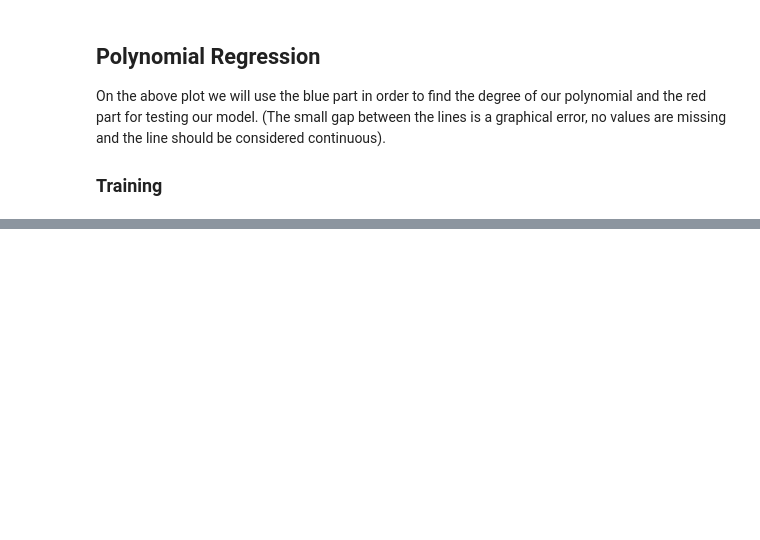
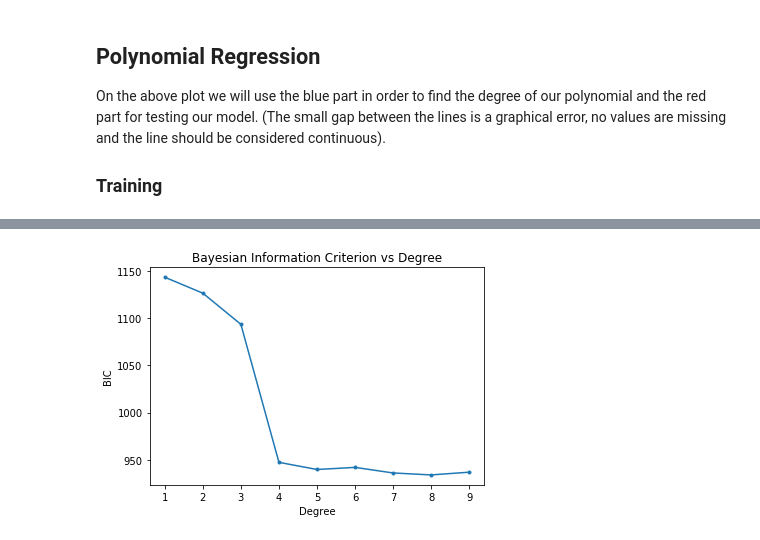
Before and after one commit to MikeXydas/Data-Bites, a Jupyter notebook: Covid19_Polynomial_Fitting.ipynb, the cells around one changed output, grey strips where cells are left out. Cells and saved outputs as stored; diff of their text form; code cells hidden in the pictures; blank space fills up the shorter version.

Commit message:
Added the BIC metric for model selection on Covid19_Polynomial_Fitting notebook.

```diff
--- a/Covid19_Polynomial_Fitting.ipynb
+++ b/Covid19_Polynomial_Fitting.ipynb
@@ -131,0 +115,21 @@ Visually we observe that the polynomial of the 4th degree is the simplest model
+# %%
+fig = plt.figure(figsize=(15, 15))
+plot_index = 1
+
+# We will create 9 plots one for each degree
+for degree, model_features in models_dict.items():
+    ax = fig.add_subplot(3, 3, plot_index)
+
+    # Plot our true data
+    plt.scatter(train_X, train_Y)
+
+    # Use our new model to predict on our train set
+    pred_train_Y = model_features[0].predict(model_features[1])
+
+    plt.plot(train_X, pred_train_Y, linewidth=3, label=f'Degree: {str(degree)}', color="orange")
+    plot_index += 1
+
+    plt.title(f"Degree: {degree}")
+
+
+plt.show()
@@ -131,0 +155,26 @@ Visually we observe that the polynomial of the 4th degree is the simplest model
+# %%
+# Calculate MSE of Linear regression model
+mse = mean_squared_error(train_Y, pred_train_Y)
+
+# Calculate BIC for each model degree
+bics = []
+for degree, model_features in models_dict.items():
+    # Use our new model to predict on our train set
+    pred_train_Y = model_features[0].predict(model_features[1])
+
+    mse = mean_squared_error(train_Y, pred_train_Y)
+    n = len(train_Y)
+    k = degree + 1    # We +1 for the intercept
+
+    bics.append(n * np.log(mse) + k * np.log(n))
+
+
+plt.plot(np.arange(1, len(bics) + 1), bics, marker=".")
+
+plt.xlabel("Degree")
+plt.ylabel("BIC")
+plt.title("Bayesian Information Criterion vs Degree")
+
+plt.show()
+# %% [output]
+[figure, added]
```
Also changed, not shown: parts of 8 cells of this notebook.
